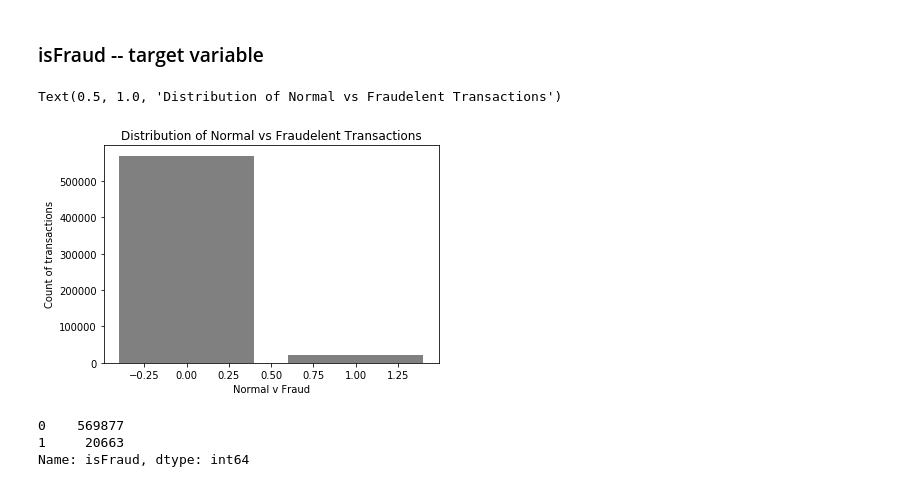
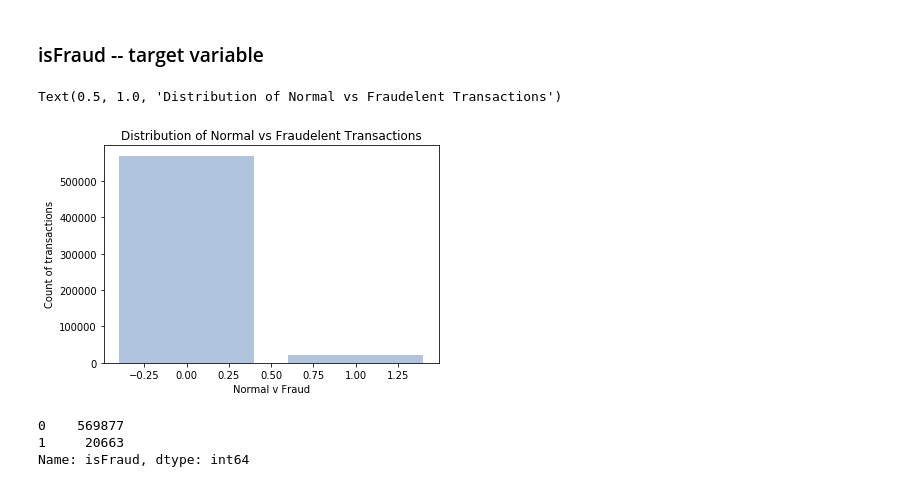
Before and after one commit to anikoloff/fraud_detection, a Jupyter notebook: fraud_detection_data_preparation.ipynb, the cells around one changed output. Saved outputs shown, nothing was run; the diff lists cells and outputs as text; code cells hidden in the pictures.

```diff
--- a/fraud_detection_data_preparation.ipynb
+++ b/fraud_detection_data_preparation.ipynb
@@ -105,13 +100,13 @@ df_train.head()
 # %%
 # plot normal vs fraudelent transactions:
 plt.bar(df_train.groupby('isFraud')['isFraud'].count().index,
-         df_train.groupby('isFraud')['isFraud'].count(), color='grey')
+         df_train.groupby('isFraud')['isFraud'].count(), color='lightsteelblue')
 plt.ylabel('Count of transactions')
 plt.xlabel('Normal v Fraud')
 plt.title('Distribution of Normal vs Fraudelent Transactions')
 # %% [output]
 Text(0.5, 1.0, 'Distribution of Normal vs Fraudelent Transactions')
-[figure, old version]
+[figure, new version]
 # %%
 print(df_train['isFraud'].value_counts())
 df_train['isFraud'].value_counts()[1]*100/df_train['isFraud'].value_counts()[0]
```
Also changed, not shown: parts of 54 cells of this notebook, 1 other file.
